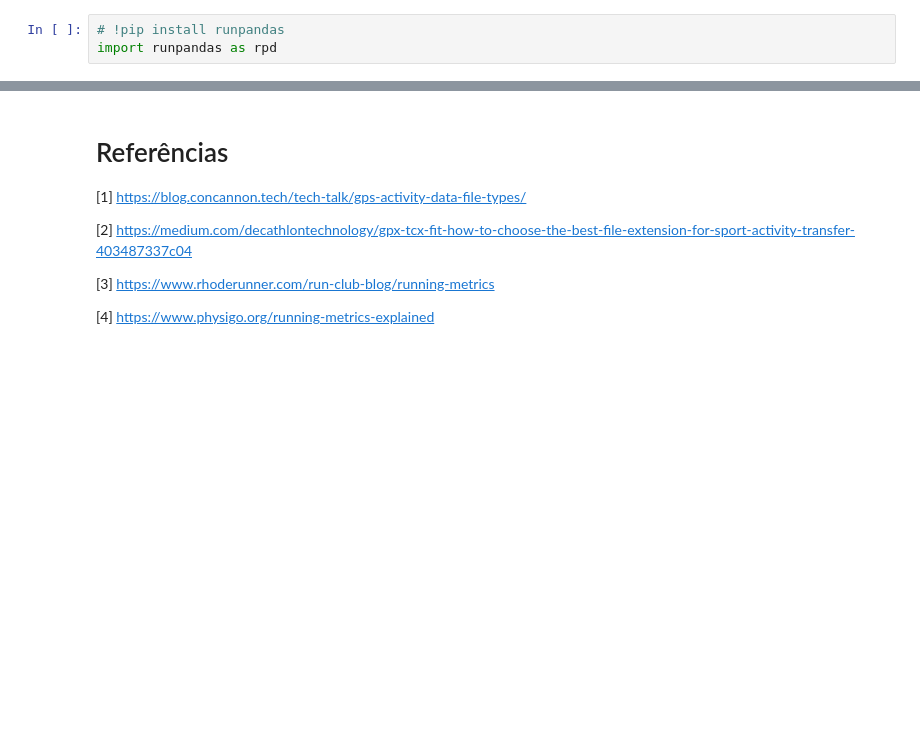
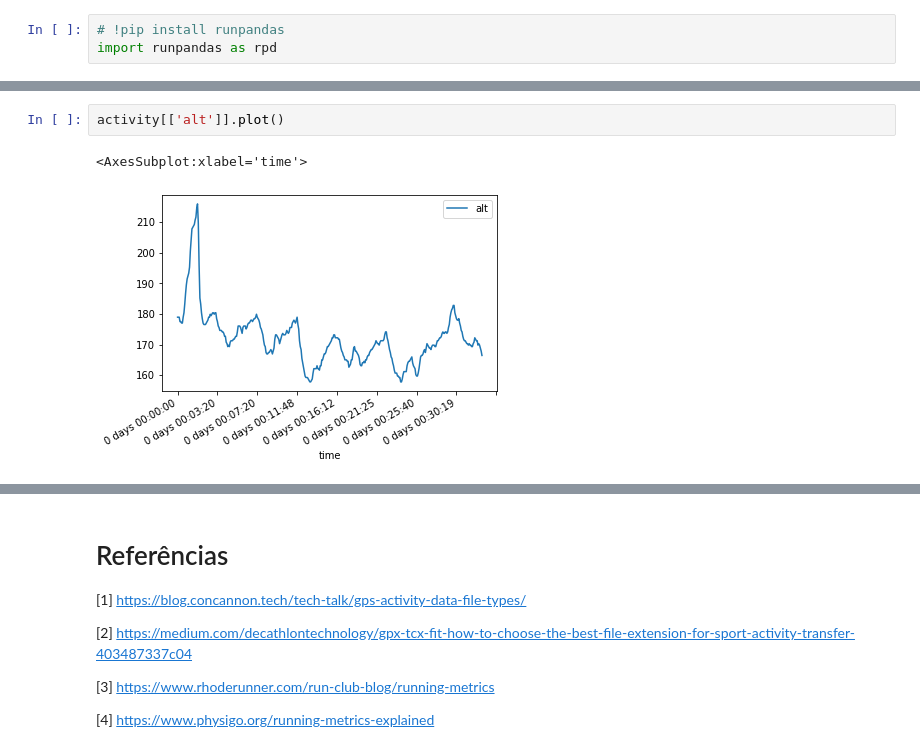
Before and after one commit to corriporai/presentations, a Jupyter notebook: pythonnordeste2022/slides.ipynb, the cells around one changed output, grey strips where cells are left out. Drawn from its saved outputs; the diff is of its cells as text; blank space fills up the shorter version.

```diff
--- a/pythonnordeste2022/slides.ipynb
+++ b/pythonnordeste2022/slides.ipynb
@@ -281,0 +386,5 @@ OSError: ./sample.tcx does not exist
+# %%
+activity[['alt']].plot()
+# %% [output]
+<AxesSubplot:xlabel='time'>
+[figure, added]
```
Also changed, not shown: parts of 22 cells of this notebook, 6 other files.
